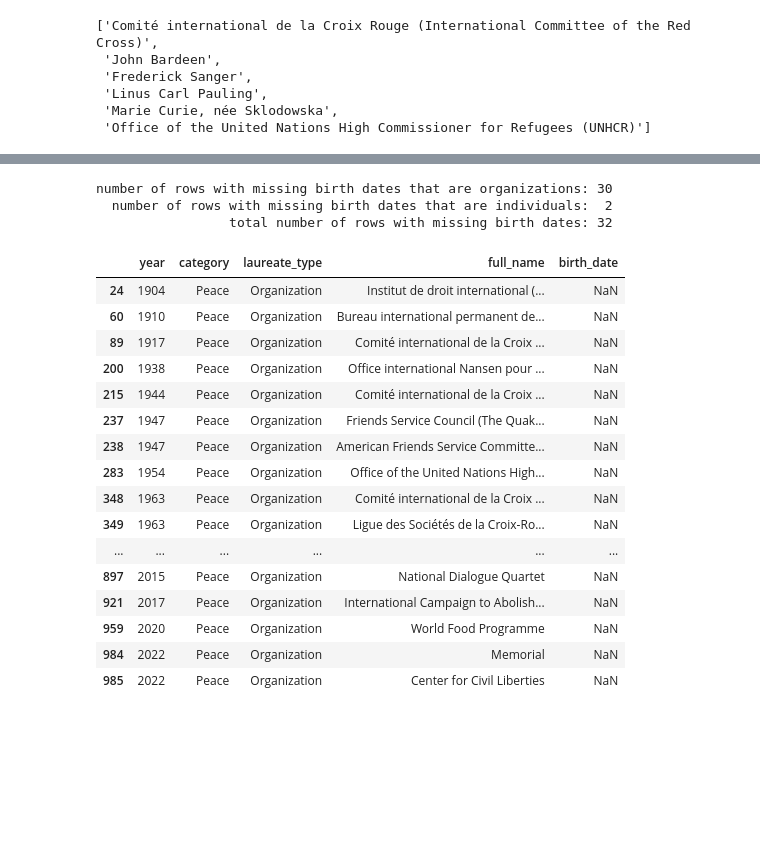
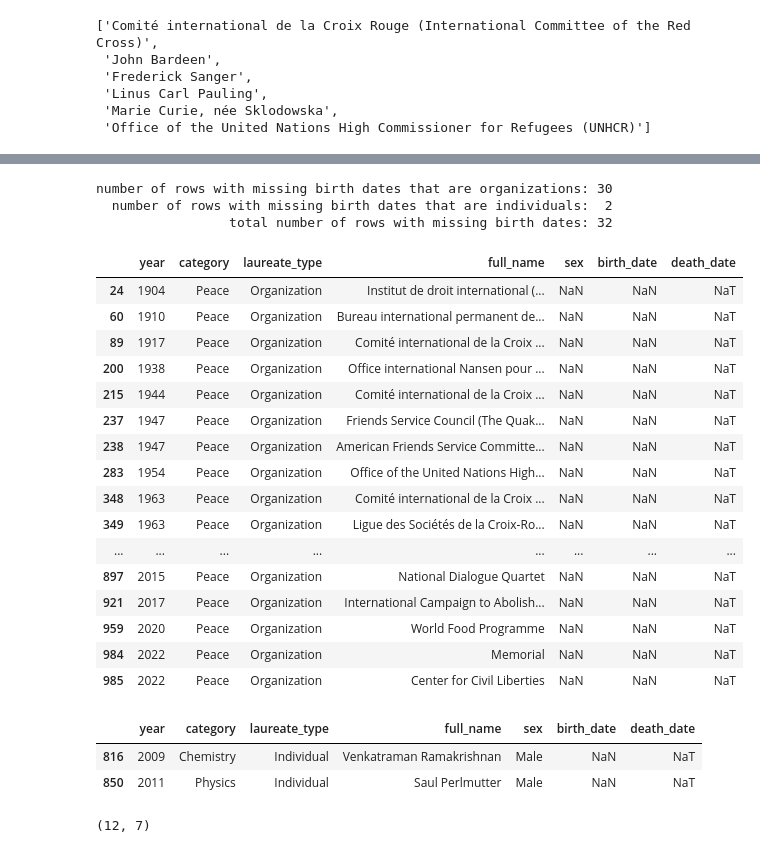
Before and after one commit to MichaelSzczepaniak/DSPortfolio, a Jupyter notebook: Nobel_Winners/NobelWinners.ipynb, the cells around one changed output, grey strips where cells are left out. Drawn from its saved outputs; the diff is of its cells as text; code cells hidden in the pictures; blank space fills up the shorter version.

Commit message:
fix 2 missing ind bdates, id all birth dates that only show year

```diff
--- a/Nobel_Winners/NobelWinners.ipynb
+++ b/Nobel_Winners/NobelWinners.ipynb
@@ -691,33 +698,44 @@ References:
 # %%
 from datetime import datetime, timedelta
 
 # any missing birth dates?
 missing_birth_dates = df_nobel['birth_date'].isnull()
 df_missing_bdate = df_nobel[missing_birth_dates]
 df_missing_bd_org = df_missing_bdate.loc[df_missing_bdate['laureate_type'] == 'Organization']
 df_missing_bd_ind = df_missing_bdate.loc[df_missing_bdate['laureate_type'] == 'Individual']
 print(f"number of rows with missing birth dates that are organizations: {df_missing_bd_org.shape[0]}")
 print(f"  number of rows with missing birth dates that are individuals:  {df_missing_bd_ind.shape[0]}")
 print(f"                 total number of rows with missing birth dates: {df_missing_bdate.shape[0]}")
-df_missing_bdate[['year', 'category', 'laureate_type', 'full_name', 'birth_date']]
+relevant_cols = ['year', 'category', 'laureate_type', 'full_name', 'sex', 'birth_date', 'death_date']
+df_missing_bdate[relevant_cols]
 # %% [output]
 number of rows with missing birth dates that are organizations: 30
   number of rows with missing birth dates that are individuals:  2
                  total number of rows with missing birth dates: 32
-|  | year | category | laureate_type | full_name | birth_date |
-| 24 | 1904 | Peace | Organization | Institut de droit international (... | NaN |
-| 60 | 1910 | Peace | Organization | Bureau international permanent de... | NaN |
-| 89 | 1917 | Peace | Organization | Comité international de la Croix ... | NaN |
-| 200 | 1938 | Peace | Organization | Office international Nansen pour ... | NaN |
-| 215 | 1944 | Peace | Organization | Comité international de la Croix ... | NaN |
-| 237 | 1947 | Peace | Organization | Friends Service Council (The Quak... | NaN |
-| 238 | 1947 | Peace | Organization | American Friends Service Committe... | NaN |
-| 283 | 1954 | Peace | Organization | Office of the United Nations High... | NaN |
-| 348 | 1963 | Peace | Organization | Comité international de la Croix ... | NaN |
-| 349 | 1963 | Peace | Organization | Ligue des Sociétés de la Croix-Ro... | NaN |
-| ... | ... | ... | ... | ... | ... |
-| 897 | 2015 | Peace | Organization | National Dialogue Quartet | NaN |
-| 921 | 2017 | Peace | Organization | International Campaign to Abolish... | NaN |
-| 959 | 2020 | Peace | Organization | World Food Programme | NaN |
-| 984 | 2022 | Peace | Organization | Memorial | NaN |
-| 985 | 2022 | Peace | Organization | Center for Civil Liberties | NaN |
+|  | year | category | laureate_type | full_name | sex | birth_date | death_date |
+| 24 | 1904 | Peace | Organization | Institut de droit international (... | NaN | NaN | NaT |
+| 60 | 1910 | Peace | Organization | Bureau international permanent de... | NaN | NaN | NaT |
+| 89 | 1917 | Peace | Organization | Comité international de la Croix ... | NaN | NaN | NaT |
+| 200 | 1938 | Peace | Organization | Office international Nansen pour ... | NaN | NaN | NaT |
+| 215 | 1944 | Peace | Organization | Comité international de la Croix ... | NaN | NaN | NaT |
+| 237 | 1947 | Peace | Organization | Friends Service Council (The Quak... | NaN | NaN | NaT |
+| 238 | 1947 | Peace | Organization | American Friends Service Committe... | NaN | NaN | NaT |
+| 283 | 1954 | Peace | Organization | Office of the United Nations High... | NaN | NaN | NaT |
+| 348 | 1963 | Peace | Organization | Comité international de la Croix ... | NaN | NaN | NaT |
+| 349 | 1963 | Peace | Organization | Ligue des Sociétés de la Croix-Ro... | NaN | NaN | NaT |
+| ... | ... | ... | ... | ... | ... | ... | ... |
+| 897 | 2015 | Peace | Organization | National Dialogue Quartet | NaN | NaN | NaT |
+| 921 | 2017 | Peace | Organization | International Campaign to Abolish... | NaN | NaN | NaT |
+| 959 | 2020 | Peace | Organization | World Food Programme | NaN | NaN | NaT |
+| 984 | 2022 | Peace | Organization | Memorial | NaN | NaN | NaT |
+| 985 | 2022 | Peace | Organization | Center for Civil Liberties | NaN | NaN | NaT |
+# %%
+# remove the organization laureate_type
+df_no_orgs = df_nobel.loc[df_nobel['laureate_type'].isin(['Individual']), :]
+df_no_orgs['birth_date'].isnull().sum()
+# where are the missing individual birth dates?
+df_no_orgs.loc[df_no_orgs['birth_date'].isnull(), relevant_cols]
+# %% [output]
+|  | year | category | laureate_type | full_name | sex | birth_date | death_date |
+| 816 | 2009 | Chemistry | Individual | Venkatraman Ramakrishnan | Male | NaN | NaT |
+| 850 | 2011 | Physics | Individual | Saul Perlmutter | Male | NaN | NaT |
@@ -723,0 +748,10 @@ number of rows with missing birth dates that are organizations: 30
+# %%
+# try to convert birth date strings to datetimes
+# df_no_orgs['birth_date'] = pd.to_datetime(df_no_orgs['birth_date'], format="%Y-%m-%d")
+# previous command generates: ValueError: time data "1993-00-00" doesn't match format "%Y-%m-%d", at position 901.
+df_no_orgs = df_no_orgs.reset_index()  # reset index so position and index align to make it easier to see problem records
+# find all birth dates that end with 00-00 - learned to look for this the hard way :-)
+df_only_bd_year = df_no_orgs.loc[df_no_orgs['birth_date'].str.endswith("00-00"), relevant_cols]
+print(df_only_bd_year.shape)  # (12, 7) so 12 problematic dates
+# %% [output]
+(12, 7)
```
Also changed, not shown: parts of 8 cells of this notebook, 1 other file.
